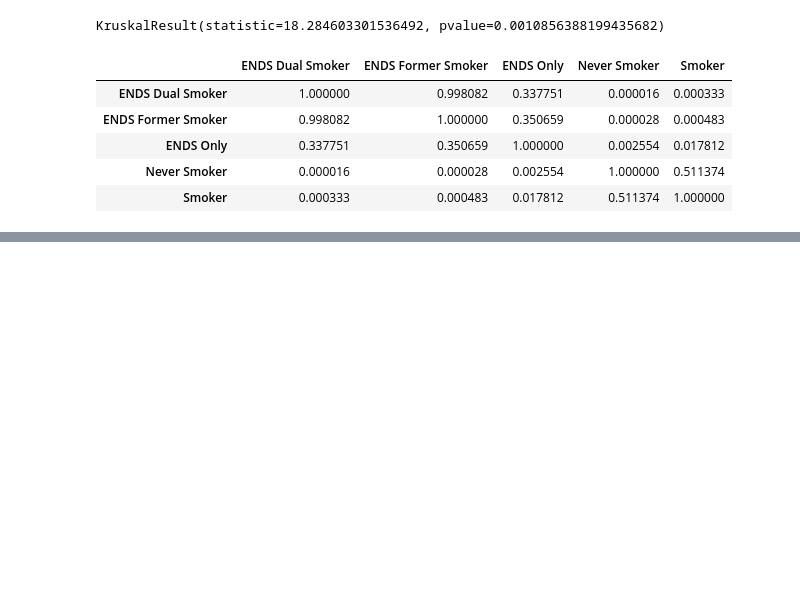
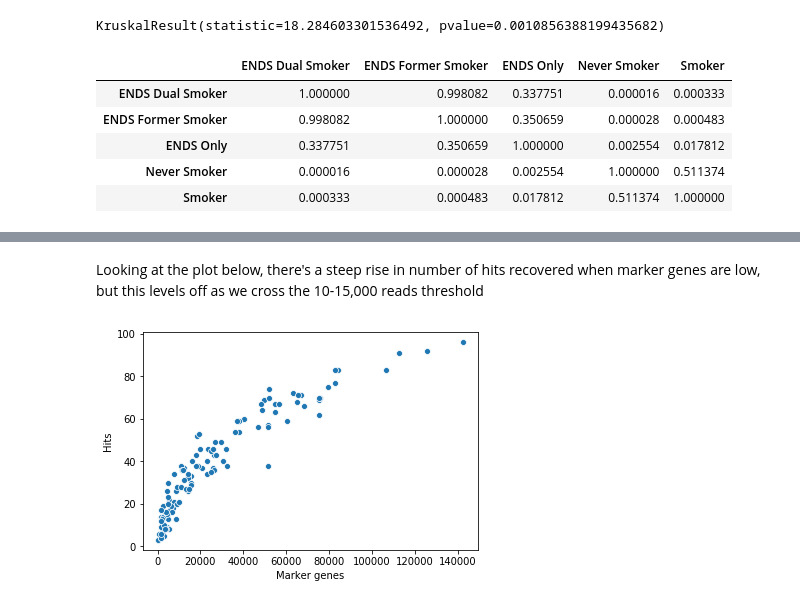
Before and after one commit to sterrettJD/Nicotine-Microbiome, a Jupyter notebook: diamond_analysis/diamond_analysis.ipynb, the cells around one changed output, grey strips where cells are left out. Cells and saved outputs as stored; diff of their text form; code cells hidden in the pictures; blank space fills up the shorter version.

```diff
--- a/diamond_analysis/diamond_analysis.ipynb
+++ b/diamond_analysis/diamond_analysis.ipynb
@@ -392,0 +353,8 @@ KruskalResult(statistic=18.284603301536492, pvalue=0.0010856388199435682)
+# %% [markdown]
+Looking at the plot below, there's a steep rise in number of hits recovered when marker genes are low, but this levels off as we cross the 10-15,000 reads threshold
+# %%
+sns.scatterplot(x="Marker genes", y="Hits",
+                data=metadata)
+plt.show()
+# %% [output]
+[figure, added]
```
Also changed, not shown: parts of 24 cells of this notebook.
